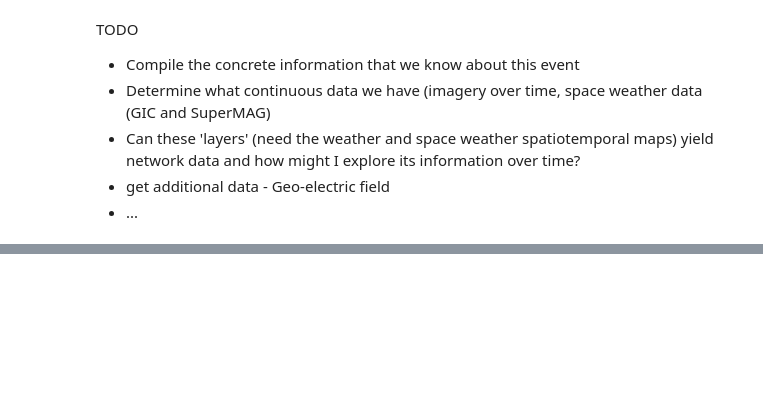
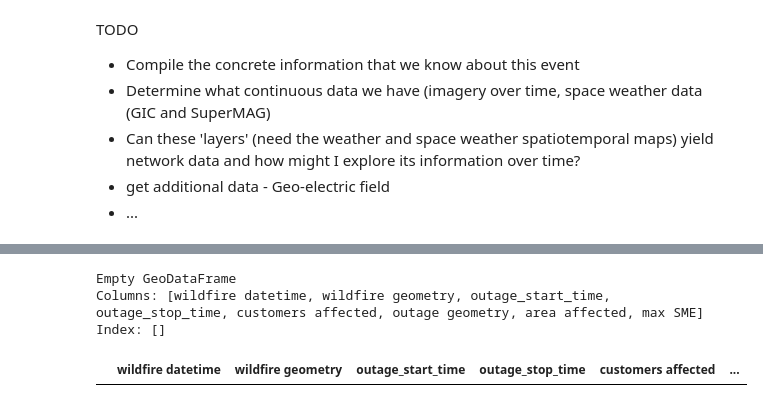
Before and after one commit to Complex-Risk-Collective/.github, a Jupyter notebook: Projects/NASA-disasters-grid-resilience/notebooks/multihazard_event_study_experiment_v2.ipynb, the cells around one changed output, grey strips where cells are left out. Saved outputs shown, nothing was run; the diff lists cells and outputs as text; code cells hidden in the pictures; blank space fills up the shorter version.

```diff
--- a/Projects/NASA-disasters-grid-resilience/notebooks/multihazard_event_study_experiment_v2.ipynb
+++ b/Projects/NASA-disasters-grid-resilience/notebooks/multihazard_event_study_experiment_v2.ipynb
@@ -846,0 +914,36 @@ TODO
+# %%
+# Filter candidate events based on intersection with California using gdf_states
+import geopandas as gpd
+
+# Path to the shapefile for states
+gdf_states = gpd.read_file('/Users/ryanmc/Documents/Conferences/Jack_Eddy_Symposium_2022/dev/location_data/Census_Bureau_Data/tl_2023_us_state/tl_2023_us_state.shp')
+
+# Ensure the GeoDataFrame is in the same CRS as the candidate events
+if candidate_events_gdf.crs is None:
+    candidate_events_gdf.set_crs("EPSG:4326", inplace=True)  # Set default CRS if missing
+
+if gdf_states.crs is None:
+    gdf_states.set_crs("EPSG:4326", inplace=True)  # Set default CRS if missing
+
+if candidate_events_gdf.crs != gdf_states.crs:
+    candidate_events_gdf = candidate_events_gdf.to_crs(gdf_states.crs)
+
+# Filter for California
+california_boundary = gdf_states[gdf_states['NAME'] == 'California']
+california_events = candidate_events_gdf[candidate_events_gdf['outage geometry'].intersects(california_boundary)]
+
+# Display the filtered events
+print(california_events)
+
+# Optionally, save the filtered events to a new file
+california_events.to_file('../data/california_events.geojson', driver='GeoJSON')
+# %% [output]
+Empty GeoDataFrame
+Columns: [wildfire datetime, wildfire geometry, outage_start_time, outage_stop_time, customers affected, outage geometry, area affected, max SME]
+Index: []
+# %%
+california_events = candidate_events_gdf[candidate_events_gdf['outage geometry'].intersects(california_boundary['geometry'])]
+# %%
+california_events
+# %% [output]
+|  | wildfire datetime | wildfire geometry | outage_start_time | outage_stop_time | customers affected | ... |
```
Also changed, not shown: parts of 3 cells of this notebook, 1 other file.
